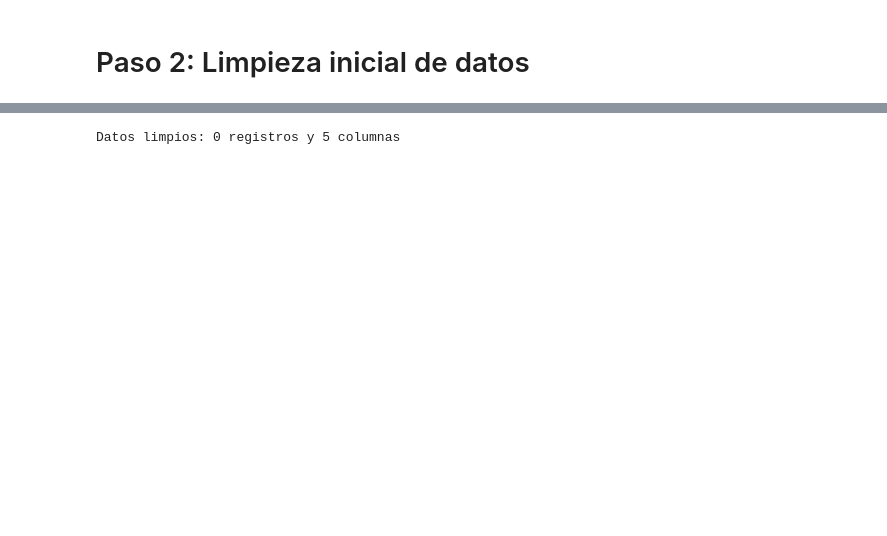
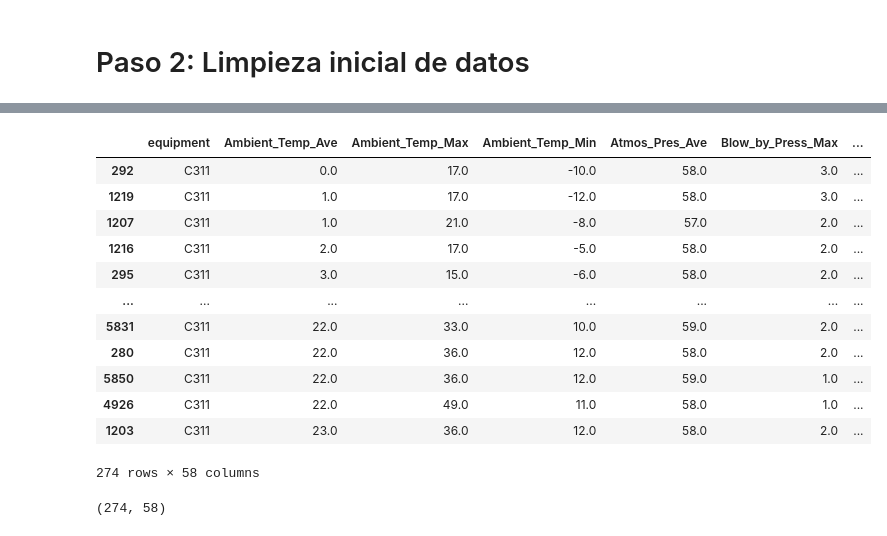
Before and after one commit to ETorresSacha/Prediccion-RULL, a Jupyter notebook: analisis_datos_reto.ipynb, the cells around one changed output, grey strips where cells are left out. Saved outputs shown, nothing was run; the diff lists cells and outputs as text; code cells hidden in the pictures; blank space fills up the shorter version.

```diff
--- a/analisis_datos_reto.ipynb
+++ b/analisis_datos_reto.ipynb
@@ -287,9 +120,25 @@ data = data[data["equipment"].isin(equipos_validos)]
-# %%
-# ======================
-# 4. Reiniciar índices
-# ======================
-data.reset_index(drop=True, inplace=True)
-
-print(f"Datos limpios: {data.shape[0]} registros y {data.shape[1]} columnas")
-# %% [output]
-Datos limpios: 0 registros y 5 columnas
+# %%
+# La limpeza de datos lo realizaremos por equipo para evitar outliers erroneos
+# Clasificación de datos por ID de quipo
+# Equipo C311
+C311_data = data_filtrado[data_filtrado['equipment'] == 'C311']
+# %%
+C311_data
+# %% [output]
+|  | equipment | Ambient_Temp_Ave | Ambient_Temp_Max | Ambient_Temp_Min | Atmos_Pres_Ave | Blow_by_Press_Max | ... |
+| 292 | C311 | 0.0 | 17.0 | -10.0 | 58.0 | 3.0 | ... |
+| 1219 | C311 | 1.0 | 17.0 | -12.0 | 58.0 | 3.0 | ... |
+| 1207 | C311 | 1.0 | 21.0 | -8.0 | 57.0 | 2.0 | ... |
+| 1216 | C311 | 2.0 | 17.0 | -5.0 | 58.0 | 2.0 | ... |
+| 295 | C311 | 3.0 | 15.0 | -6.0 | 58.0 | 2.0 | ... |
+| ... | ... | ... | ... | ... | ... | ... | ... |
+| 5831 | C311 | 22.0 | 33.0 | 10.0 | 59.0 | 2.0 | ... |
+| 280 | C311 | 22.0 | 36.0 | 12.0 | 58.0 | 2.0 | ... |
+| 5850 | C311 | 22.0 | 36.0 | 12.0 | 59.0 | 1.0 | ... |
+| 4926 | C311 | 22.0 | 49.0 | 11.0 | 58.0 | 1.0 | ... |
+| 1203 | C311 | 23.0 | 36.0 | 12.0 | 58.0 | 2.0 | ... |
+274 rows × 58 columns
+# %%
+C311_data.shape
+# %% [output]
+(274, 58)
```
Also changed, not shown: parts of 68 cells of this notebook.
